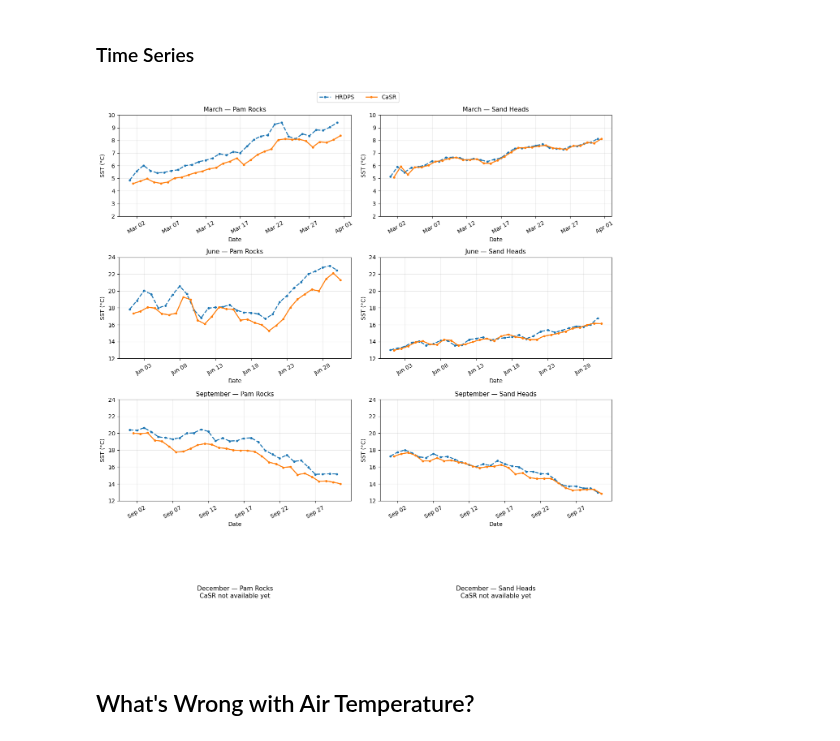
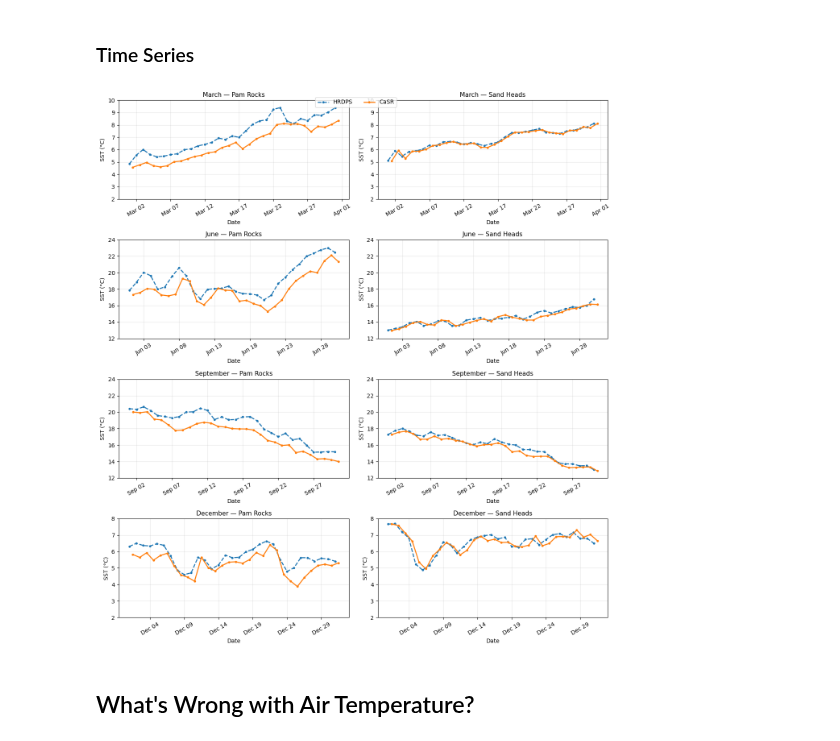
Before and after one commit to SalishSeaCast/analysis-junqi, a Jupyter notebook: Analysis_Atmospheric_Forcing/Analysis_results_comparison/00MMM2023/CaSR_2023_Results.ipynb, the cells around one changed output. Cells and saved outputs as stored; diff of their text form; code cells hidden in the pictures.

```diff
--- a/Analysis_Atmospheric_Forcing/Analysis_results_comparison/00MMM2023/CaSR_2023_Results.ipynb
+++ b/Analysis_Atmospheric_Forcing/Analysis_results_comparison/00MMM2023/CaSR_2023_Results.ipynb
@@ -989,15 +976,15 @@ months = [
     # ========================================================
     # December: uncomment when CaSR is ready
     # ========================================================
-    # {
-    #     'name': 'December',
-    #     'short': 'Dec',
-    #     'month_num': 12,
-    #     'month_str': 'dec',
-    #     'ndays': 31,
-    #     'casr_path': path_CaSR_dec_t,
-    #     'ylim': (5, 12),
-    # },
+    {
+        'name': 'December',
+        'short': 'Dec',
+        'month_num': 12,
+        'month_str': 'dec',
+        'ndays': 31,
+        'casr_path': path_CaSR_dec_t,
+        'ylim': (2, 8),
+    },
 ]
 
 
@@ -1363,52 +1350,50 @@ for row, month_data in enumerate(all_data):
 #
 # CaSR is not available yet
 # ============================================================
-for col, station in enumerate(stations):
+# for col, station in enumerate(stations):
 
-    axes[3, col].axis('off')
+#     axes[3, col].axis('off')
 
-    axes[3, col].text(
-        0.5,
-        0.5,
-        f"December — {station['name']}\n"
-        f"CaSR not available yet",
-        transform=axes[3, col].transAxes,
-        ha='center',
-        va='center',
-        fontsize=11
-    )
+#     axes[3, col].text(
+#         0.5,
+#         0.5,
+#         f"December — {station['name']}\n"
+#         f"CaSR not available yet",
+#         transform=axes[3, col].transAxes,
+#         ha='center',
+#         va='center',
+#         fontsize=11
+#     )
 
 
 # ============================================================
 # Shared legend
 #
 # Only one legend needed for the entire figure
 # ============================================================
 handles, labels = (
     axes[0, 0].get_legend_handles_labels()
 )
 
 fig.legend(
     handles,
     labels,
     loc='upper center',
     ncol=2,
     bbox_to_anchor=(0.5, 0.985)
 )
 
 
 
 
 # ============================================================
 # Layout
 # ============================================================
-plt.tight_layout(
-    rect=[0, 0, 1, 0.965]
-)
+plt.tight_layout()
 
 plt.show()
 # %% [output]
-[figure, old version]
+[figure, new version]
 # %% [markdown]
 ## What's Wrong with Air Temperature?
 # %% [markdown]
```
Also changed, not shown: parts of 2 cells of this notebook.
